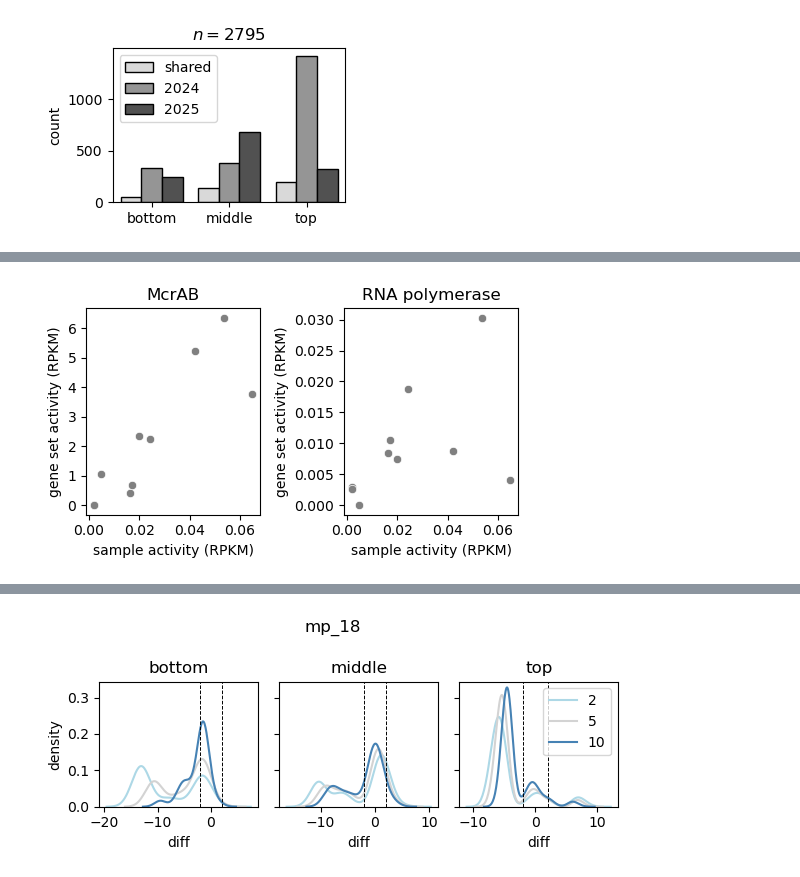
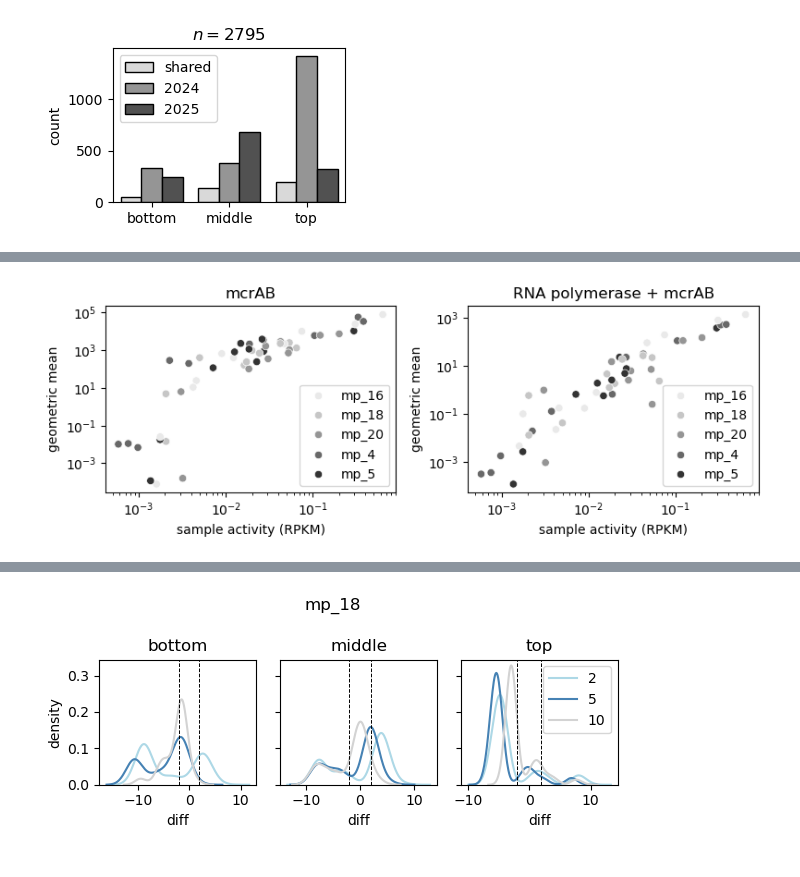
Before and after one commit to pipparichter/banfield, a Jupyter notebook: notebooks/sandbox-2.0.ipynb, the cells around one changed output, grey strips where cells are left out. Drawn from its saved outputs; the diff is of its cells as text; code cells hidden in the pictures.

```diff
--- a/notebooks/sandbox-2.0.ipynb
+++ b/notebooks/sandbox-2.0.ipynb
@@ -55,9 +59,9 @@ def plot_fold_change(figure_df:pd.DataFrame, metric=metric, title='activity'):
     plt.show()
     return figure_df
 
-plot_fold_change(metat_agg_df, title='RPKM (activity)', metric='RPKM')
-plot_fold_change(coverm_df, title='RPKM (abundance)', metric='RPKM')
-figure_df = plot_fold_change(metat_agg_df, metric='D', title='frac. genes detected')
+# plot_fold_change(metat_agg_df, title='RPKM (activity)', metric='RPKM')
+# plot_fold_change(coverm_df, title='RPKM (abundance)', metric='RPKM')
+# figure_df = plot_fold_change(metat_agg_df, metric='D', title='frac. genes detected')
 
 # Focusing on mp_18: With filtering approaches (1) and (2), many housekeeping genes (e.g. Rbp11, Rbp2) seem to be up-regulated
 # substantially (top 5th percentile), which indicates to me that the CLR assumption may not hold (geometric mean is either too low in
@@ -169 +226,15 @@ mp_18_scg_df = load_ggkbase_gene_table('mp_18_archaeal_scg.txt')
+# %%
+def get_gene_set(metat_df:pd.DataFrame, accessions:dict, interproscan_df:pd.DataFrame=interproscan_df, single_copy:bool=True):
+    interproscan_df = interproscan_df[interproscan_df.interpro_accession.isin(accessions.keys())].copy()
+    interproscan_df = interproscan_df[['interpro_accession', 'gene_id', 'e_value']].copy()
+    metat_df = metat_df.merge(interproscan_df, on='gene_id', how='inner')
+    metat_df = metat_df.sort_values('e_value') # If dropping duplicates, keep the hit with the highest E-value.
+    metat_df['annotation'] = metat_df.interpro_accession.map(accessions)
+    if single_copy: # Make sure there is at most one of each annotation per genome.
+        metat_df = metat_df.drop_duplicates(['genome_id', 'annotation', 'sample_id'], keep='first')
+    metat_df = metat_df.drop_duplicates(['gene_id', 'sample_id'])
+    return metat_df
+
+rnap_metat_df = get_gene_set(metat_df[is_mp(metat_df)].copy(), rnap_accessions)
+mcr_metat_df = get_gene_set(metat_df[is_mp(metat_df)].copy(), mcr_accessions, single_copy=True)
 # %%
@@ -200,24 +275,41 @@ plot_gene_presence: Dropping 2 genes with no presence in any sample.
 # %%
+mp_genome_ids_ = ['mp_16', 'mp_18', 'mp_20', 'mp_4', 'mp_5']
+
+def plot_rpkm_correlation(metat_df, gene_ids:list, ax=None, title:str=None, log_scale:bool=False, genome_ids=mp_genome_ids_):
+    # Make sure to filter genome IDs before mzr.
+    metat_df = metat_add_pseudocounts(metat_df[metat_df.genome_id.isin(genome_ids)].copy(), method='mzr')
+    figure_df = metat_df[metat_df.gene_id.isin(gene_ids)].copy()
+    figure_df = figure_df.groupby(['sample_id', 'genome_id']).apply(lambda df : gmean(df.read_count.values), include_groups=False).reset_index(name='geometric_mean')
+    figure_df = figure_df.set_index(['sample_id', 'genome_id'])
+    figure_df['rpkm'] = metat_df.groupby(['sample_id', 'genome_id']).apply(lambda df : (df.read_count.sum() / (df.genome_size.sum() / 1e3) / (df.library_size.iloc[0] / 1e6)), include_groups=False)
+    figure_df = figure_df.reset_index(drop=False)
+    # print(f'plot_rpkm_correlation: Num instances with the mean rounding to zero for plot {title}: {(figure_df.geometric_mean == 0).sum()}')
+
+    sns.scatterplot(figure_df, x='rpkm', y='geometric_mean', ax=ax, hue='genome_id', palette='Grays')
+    ax.set_xlabel('sample activity (RPKM)')
+    ax.set_ylabel('geometric mean')
+    ax.set_title(title)
+    ax.get_legend().set_title('')
+    if log_scale:
+        ax.set_yscale('log')
+        ax.set_xscale('log')
+    return figure_df
 
 
-def plot_rpkm_correlation(gene_ids:list, genome_id:str='mp_18', ax=None, title:str=None):
-    figure_df = metat_df[metat_df.gene_id.isin(gene_ids)].copy()
-    figure_df = figure_df.groupby('sample_id').agg({'read_count':'sum', 'genome_size':'sum', 'library_size':'first'}).reset_index()
-    figure_df['sample_rpkm'] = figure_df.sample_id.map(metat_agg_df[metat_agg_df.genome_id == genome_id].set_index('sample_id').rpkm)
-    figure_df['rpkm'] = figure_df.read_count / (figure_df.genome_size / 1e3) / (figure_df.library_size / 1e6)
-    sns.scatterplot(figure_df, x='sample_rpkm', y='rpkm', ax=ax, color='gray')
-    ax.set_xlabel('sample activity (RPKM)')
-    ax.set_ylabel('gene set activity (RPKM)')
-    ax.set_title(title)
-    return figure_df
+mcr_ref_gene_ids = mcr_metat_df[mcr_metat_df.genome_id.isin(mp_genome_ids_)].gene_id.unique().tolist()
 
-fig, axes = plt.subplots(figsize=(5, 3), ncols=2)
-plot_rpkm_correlation(mcr_gene_ids, ax=axes[0], title='McrAB')
-plot_rpkm_correlation(rnap_gene_ids, ax=axes[1], title='RNA polymerase')
+rnap_mask = rnap_metat_df.annotation.isin(['RNA polymerase Rpo1', 'RNA polymerase Rpo1A', 'RNA polymerase Rpo1B'])
+rnap_mask = rnap_metat_df.annotation.isin(['RNA polymerase Rpo1', 'RNA polymerase Rpo11','RNA polymerase Rpo2', 'RNA polymerase Rpo1A', 'RNA polymerase Rpo1B'])
+rnap_ref_gene_ids = rnap_metat_df[rnap_mask & rnap_metat_df.genome_id.isin(mp_genome_ids_)].gene_id.unique().tolist()
+
+fig, axes = plt.subplots(figsize=(8, 3), ncols=2)
+plot_rpkm_correlation(metat_df, mcr_ref_gene_ids, ax=axes[0], title='mcrAB', log_scale=True)
+plot_rpkm_correlation(metat_df, mcr_ref_gene_ids + rnap_ref_gene_ids, ax=axes[1], title='RNA polymerase + mcrAB', log_scale=True)
+# plot_rpkm_correlation(metat_df, rnap_ref_gene_ids, ax=axes[1], title='RNA polymerase', log_scale=True)
 fig.tight_layout()
 plt.show()
 # %% [output]
-[figure, old version]
+[figure, new version]
 # %%
 fig, axes = plt.subplots(ncols=3, figsize=(8, 2.5))
 
@@ -304,7 +376,7 @@ def plot_diff_distributions(locations=['bottom', 'middle', 'top'], threshold=5,
         ax.set_title(location)
 # %%
 
-palette = {2:'lightblue', 5:'lightgray', 10:'steelblue'}
+palette = {2:'lightblue', 5:'steelblue', 10:'lightgray'}
 locations = ['bottom', 'middle', 'top']
 fig, axes = plt.subplots(figsize=(2 * len(locations), 2.5), ncols=len(locations), sharey=True)
 
@@ -320,5 +392,5 @@ fig.suptitle('mp_18')
 fig.tight_layout()
 plt.show()
 # %% [output]
-[figure, old version]
+[figure, new version]
 # %%
```
Also changed, not shown: parts of 25 cells of this notebook, 7 other files.
